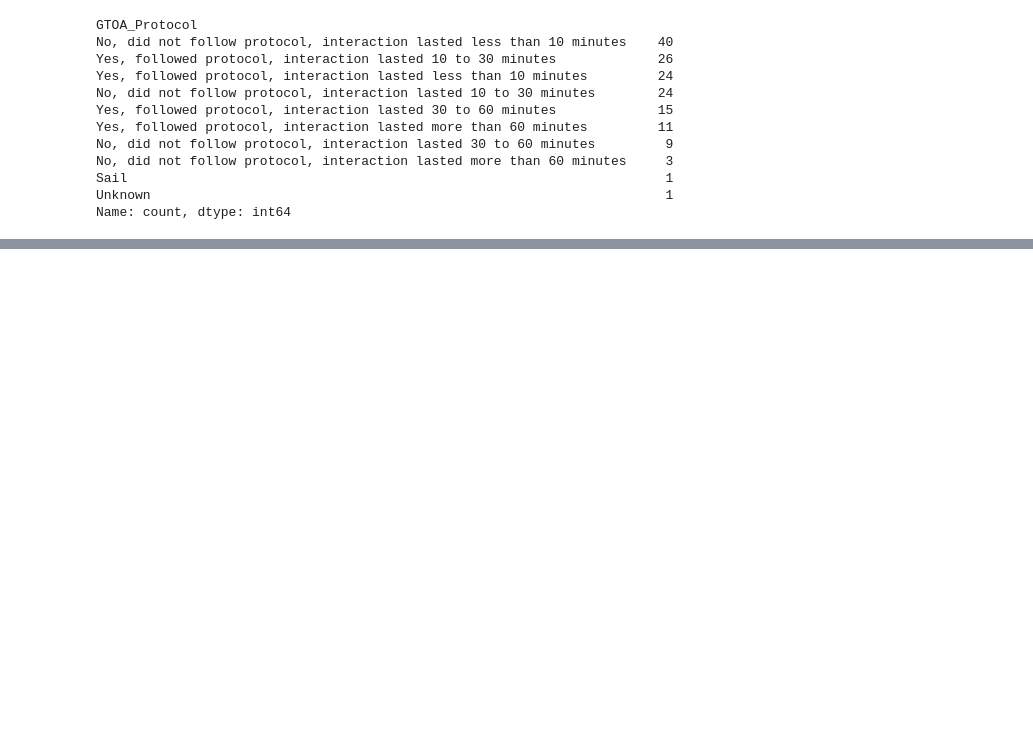
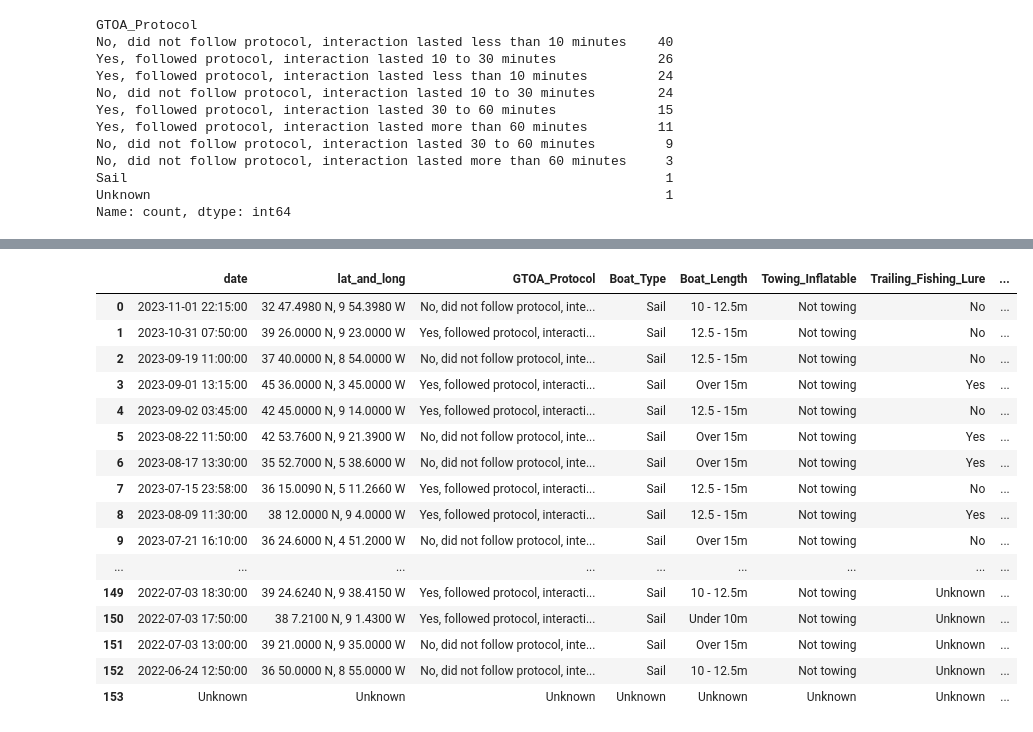
Before and after one commit to Jacobomb/Orca-interactions-in-the-Iberian-Peninsula, a Jupyter notebook: notebooks/2.DataCleaning.ipynb, the cells around one changed output, grey strips where cells are left out. Drawn from its saved outputs; the diff is of its cells as text; code cells hidden in the pictures; blank space fills up the shorter version.

Commit message:
Trabajando función limpiadora GTOA_Protocol...

```diff
--- a/notebooks/2.DataCleaning.ipynb
+++ b/notebooks/2.DataCleaning.ipynb
@@ -99,0 +138,9 @@ Name: count, dtype: int64
+# %%
+# Voy a usar .loc[] para hacer los cambios
+df.loc[105, 'GTOA_Protocol'] = 'Unknown'
+df.loc[105, 'Boat_Type'] = 'Sail'
+df.loc[105, 'Boat_Length'] = '12.5 - 15m'
+df.loc[105, 'Towing_Inflatable'] = 'Not towing'
+df.loc[105, 'Rudder'] = 'Spade'
+
+print(df.iloc[105])
@@ -99,0 +168,3 @@ Name: count, dtype: int64
+# %%
+df.drop(index=153, inplace=True)
+df.tail()
@@ -99,0 +197,3 @@ Name: count, dtype: int64
+# %%
+df_copia = df.copy()
+df_copia.head()
@@ -99,0 +207,28 @@ Name: count, dtype: int64
+# %%
+index_to_shift = 105
+
+# Get the index of the 'Rudder' column
+rudder_column_index = df_copia.columns.get_loc('Rudder')
+
+# Use the shift method for the specified row and 'Rudder' column onwards
+df_copia.iloc[index_to_shift, rudder_column_index:] = df_copia.iloc[index_to_shift, rudder_column_index:].shift(1)
+# %%
+df_copia
+# %% [output]
+|  | date | lat_and_long | GTOA_Protocol | Boat_Type | Boat_Length | Towing_Inflatable | Trailing_Fishing_Lure | ... |
+| 0 | 2023-11-01 22:15:00 | 32 47.4980 N, 9 54.3980 W | No, did not follow protocol, inte... | Sail | 10 - 12.5m | Not towing | No | ... |
+| 1 | 2023-10-31 07:50:00 | 39 26.0000 N, 9 23.0000 W | Yes, followed protocol, interacti... | Sail | 12.5 - 15m | Not towing | No | ... |
+| 2 | 2023-09-19 11:00:00 | 37 40.0000 N, 8 54.0000 W | No, did not follow protocol, inte... | Sail | 12.5 - 15m | Not towing | No | ... |
+| 3 | 2023-09-01 13:15:00 | 45 36.0000 N, 3 45.0000 W | Yes, followed protocol, interacti... | Sail | Over 15m | Not towing | Yes | ... |
+| 4 | 2023-09-02 03:45:00 | 42 45.0000 N, 9 14.0000 W | Yes, followed protocol, interacti... | Sail | 12.5 - 15m | Not towing | No | ... |
+| 5 | 2023-08-22 11:50:00 | 42 53.7600 N, 9 21.3900 W | No, did not follow protocol, inte... | Sail | Over 15m | Not towing | Yes | ... |
+| 6 | 2023-08-17 13:30:00 | 35 52.7000 N, 5 38.6000 W | No, did not follow protocol, inte... | Sail | Over 15m | Not towing | Yes | ... |
+| 7 | 2023-07-15 23:58:00 | 36 15.0090 N, 5 11.2660 W | Yes, followed protocol, interacti... | Sail | 12.5 - 15m | Not towing | No | ... |
+| 8 | 2023-08-09 11:30:00 | 38 12.0000 N, 9 4.0000 W | Yes, followed protocol, interacti... | Sail | 12.5 - 15m | Not towing | Yes | ... |
+| 9 | 2023-07-21 16:10:00 | 36 24.6000 N, 4 51.2000 W | No, did not follow protocol, inte... | Sail | Over 15m | Not towing | No | ... |
+| ... | ... | ... | ... | ... | ... | ... | ... | ... |
+| 149 | 2022-07-03 18:30:00 | 39 24.6240 N, 9 38.4150 W | Yes, followed protocol, interacti... | Sail | 10 - 12.5m | Not towing | Unknown | ... |
+| 150 | 2022-07-03 17:50:00 | 38 7.2100 N, 9 1.4300 W | Yes, followed protocol, interacti... | Sail | Under 10m | Not towing | Unknown | ... |
+| 151 | 2022-07-03 13:00:00 | 39 21.0000 N, 9 35.0000 W | No, did not follow protocol, inte... | Sail | Over 15m | Not towing | Unknown | ... |
+| 152 | 2022-06-24 12:50:00 | 36 50.0000 N, 8 55.0000 W | No, did not follow protocol, inte... | Sail | 10 - 12.5m | Not towing | Unknown | ... |
+| 153 | Unknown | Unknown | Unknown | Unknown | Unknown | Unknown | Unknown | ... |
```
Also changed, not shown: parts of 12 cells of this notebook.
